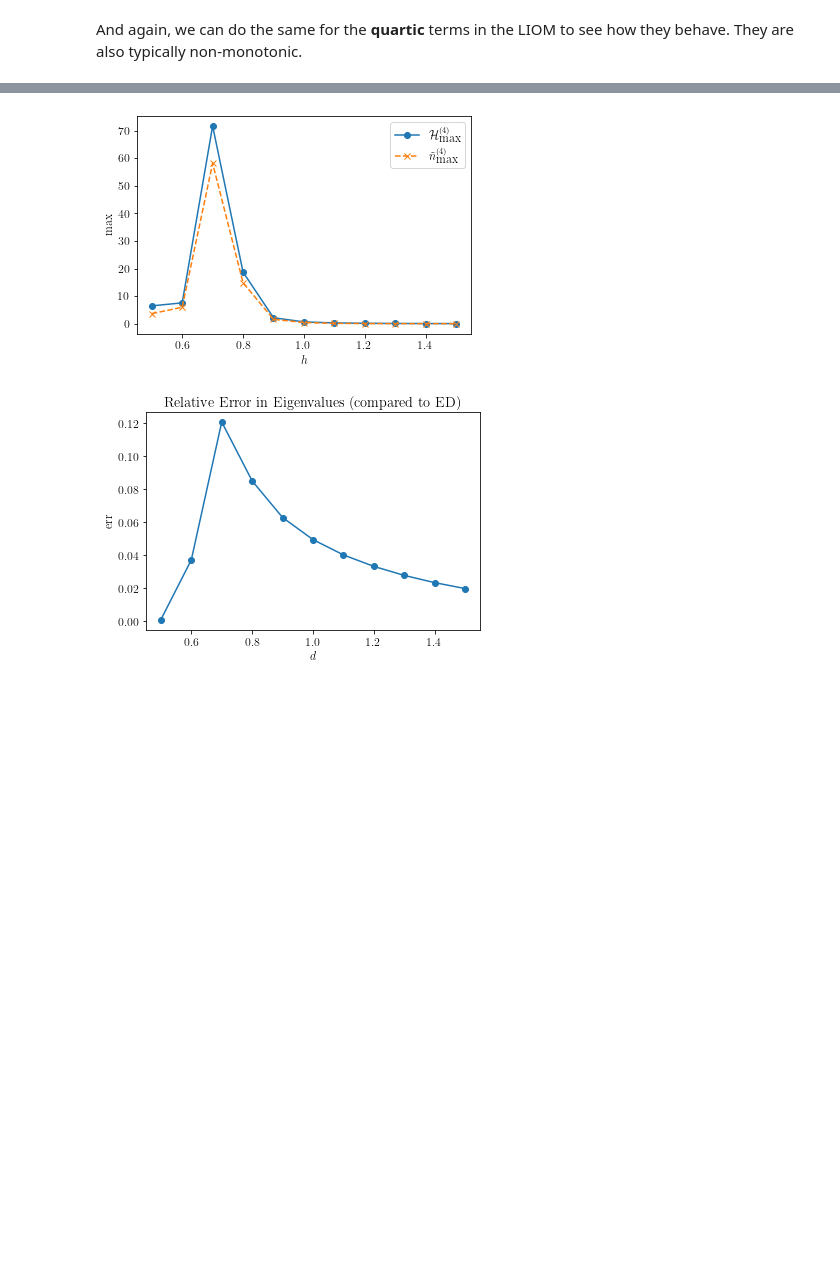
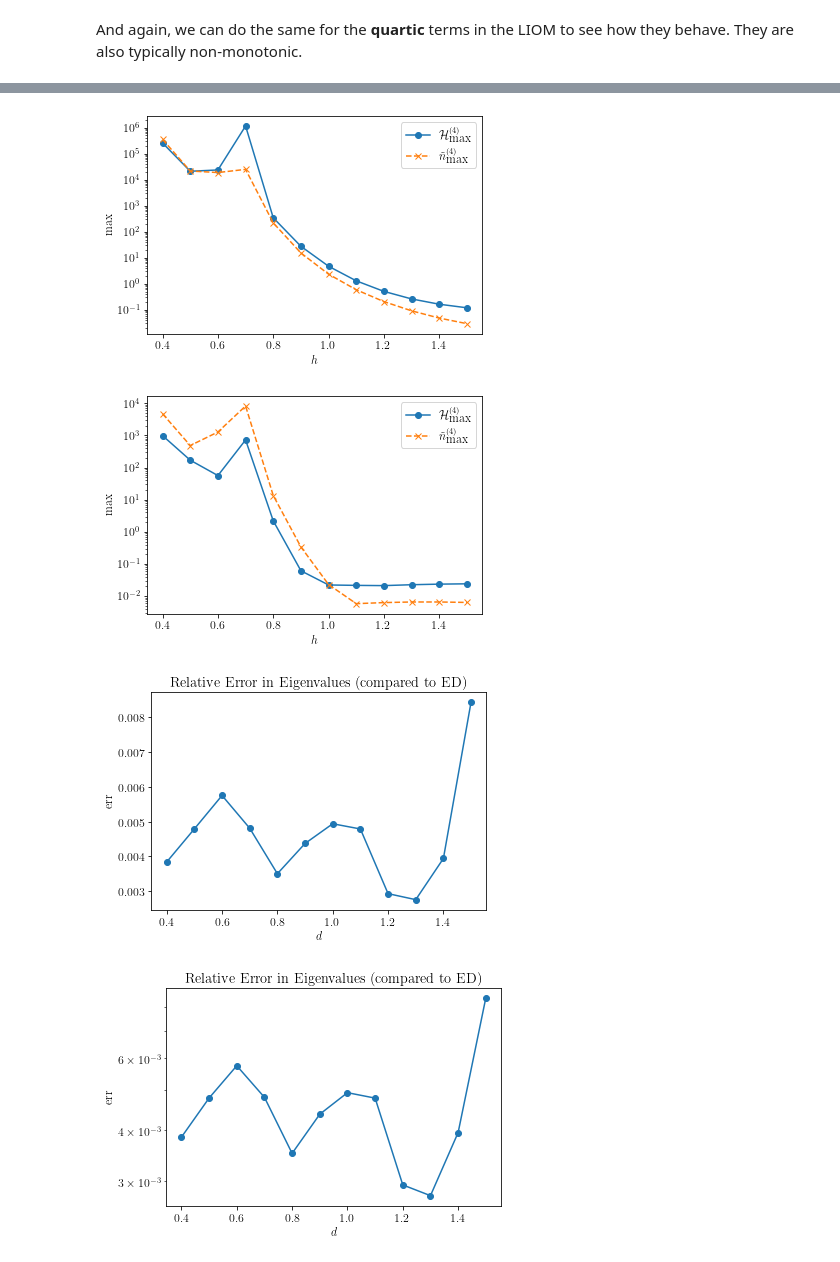
Before and after one commit to sjt48/PyFlow, a Jupyter notebook: flow_plots.ipynb, the cells around one changed output, grey strips where cells are left out. Saved outputs shown, nothing was run; the diff lists cells and outputs as text; code cells hidden in the pictures; blank space fills up the shorter version.

```diff
--- a/flow_plots.ipynb
+++ b/flow_plots.ipynb
@@ -25,11 +25,11 @@ mpl.rcParams['mathtext.rm'] = 'serif'
 Now we input the various parameters to import the file we're interested in. This notebook contains plots of the entire flow, and so we restrict ourselves to system sizes of $ n \leq 12$, as otherwise storing $\mathcal{O}(n^4)$ variables for all $\mathcal{O}(10^3)$ flow time steps becomes prohibitive.
 # %%
 # Parameters
-n = 4                           # System size
+n = 8                           # System size
 delta = 0.1                     # Nearest-neighbour interaction strength
 J = 1.0                         # Nearest-neighbour hopping amplitude
 
-d = 0.5                         # Slope gradient ('disorder strength')
+d = 0.50                        # Slope gradient ('disorder strength')
 norm = False                    # Normal-ordering, can be true or false
 Hflow = True                    # Whether to store the flowing Hamiltonian (true) or generator (false)
                                 # Storing H(l) allows SciPy ODE integration to add extra flow time steps
@@ -60,7 +60,7 @@ if dis_type != 'curved':
 # Get directory name
 nvar = init.namevar(dis_type,dyn,norm,n,LIOM)
 
-with h5py.File('%s/tflow-d%.2f-x%.2f-Jz%.2f-p%s.h5' %(nvar,d,x,delta,0),'r') as hf:
+with h5py.File('data/%s/tflow-d%.2f-x%.2f-Jz%.2f-p%s.h5' %(nvar,d,x,delta,0),'r') as hf:
     flow = np.array(hf.get('flow'))
     dl_list = np.array(hf.get('dl_list'))
 
@@ -331,38 +358,78 @@ This isn't a true divergence, but for some values of the slope gradient the flow
 # %%
-dis = [0.5+0.1*i for i in range(11)]
+dis = [0.4+0.1*i for i in range(12)]
+n = 12
+# Get directory name
+nvar = init.namevar(dis_type,dyn,norm,n,LIOM)
+
 hlist = np.zeros(len(dis))
 nlist = np.zeros(len(dis))
+hlist2 = np.zeros(len(dis))
+nlist2 = np.zeros(len(dis))
 errlist = np.zeros(len(dis))
+rlist = np.zeros((len(dis),2))
 
 count = 0
 for d in dis:
-    with h5py.File('%s/tflow-d%.2f-x%.2f-Jz%.2f-p%s.h5' %(nvar,d,x,delta,0),'r') as hf:
+    with h5py.File('data/%s/tflow-d%.2f-x%.2f-Jz%.2f-p%s.h5' %(nvar,d,x,delta,0),'r') as hf:
         flow = np.array(hf.get('flow'))
         err = np.array(hf.get('err'))
+        r = np.array(hf.get('lsr'))
 
     H4flow = flow[::,n**2:n**2+n**4]
     n4flow = flow[::,2*n**2+n**4::]
 
     hlist[count] = np.max(np.abs(H4flow))
     nlist[count] = np.max(np.abs(n4flow))
+    hlist2[count] = np.max(np.abs(H4flow)[0])
+    nlist2[count] = np.max(np.abs(n4flow)[-1])
     errlist[count] = np.mean(err)
+    rlist[count] = r
 
     count += 1
 
 plt.plot(dis,hlist,'-o',label=r'$\mathcal{H}^{(4)}_{\textrm{max}}$')
 plt.plot(dis,nlist,'--x',label=r'$\tilde{n}^{(4)}_{\textrm{max}}$')
+plt.yscale('log')
+plt.legend()
+plt.xlabel(r'$h$')
+plt.ylabel(r'$\textrm{max}$')
+plt.show()
+plt.close()
+
+plt.plot(dis,hlist2,'-o',label=r'$\mathcal{H}^{(4)}_{\textrm{max}}$')
+plt.plot(dis,nlist2,'--x',label=r'$\tilde{n}^{(4)}_{\textrm{max}}$')
+plt.yscale('log')
 plt.legend()
 plt.xlabel(r'$h$')
 plt.ylabel(r'$\textrm{max}$')
 plt.show()
 plt.close()
 
 plt.plot(dis,errlist,'-o')
 plt.title(r'Relative Error in Eigenvalues (compared to ED)')
 plt.xlabel(r'$d$')
 plt.ylabel(r'$\textrm{err}$')
 plt.show()
 plt.close()
+
+plt.plot(dis,errlist,'-o')
+plt.yscale('log')
+plt.title(r'Relative Error in Eigenvalues (compared to ED)')
+plt.xlabel(r'$d$')
+plt.ylabel(r'$\textrm{err}$')
+plt.show()
+plt.close()
+
+plt.plot(dis,rlist[::,0],'-o',label='Flow')
+plt.plot(dis,rlist[::,1],'--x',label='ED')
+plt.legend()
+plt.title(r'Level Statistics (ED)')
+plt.xlabel(r'$d$')
+plt.ylabel(r'$r$')
+plt.show()
+plt.close()
 # %% [output]
-[figure, old version]
+[figure, new version]
-[figure, old version]
+[figure, new version]
+[figure, added]
+[figure, added]
```
Also changed, not shown: parts of 15 cells of this notebook, 9 other files.
